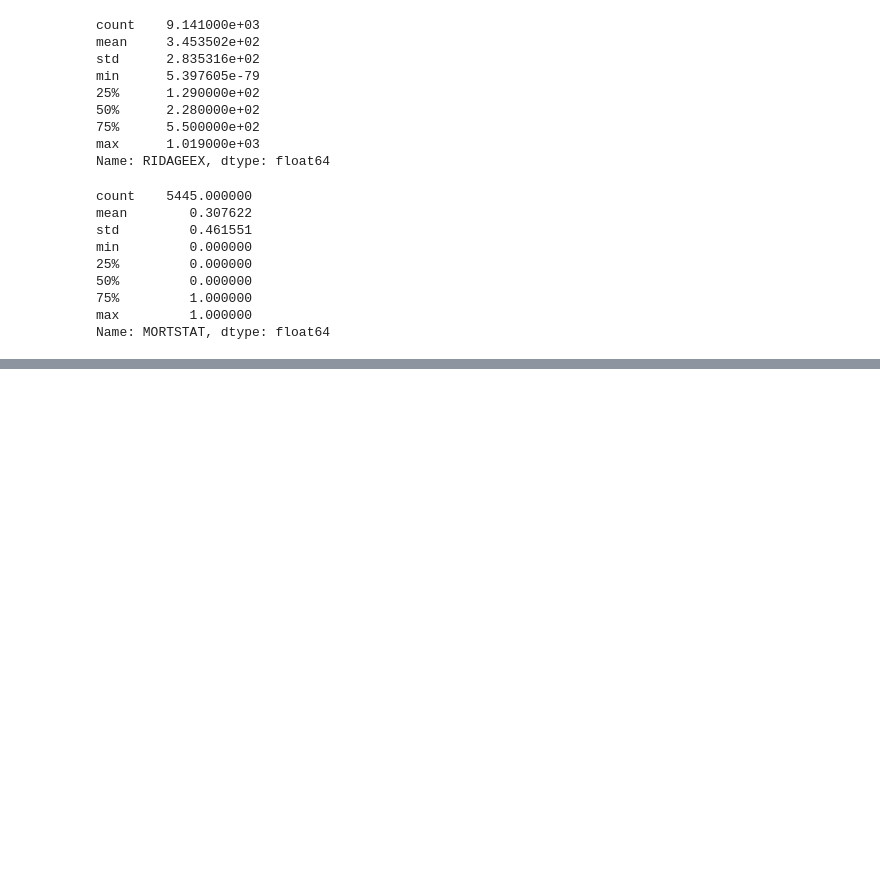
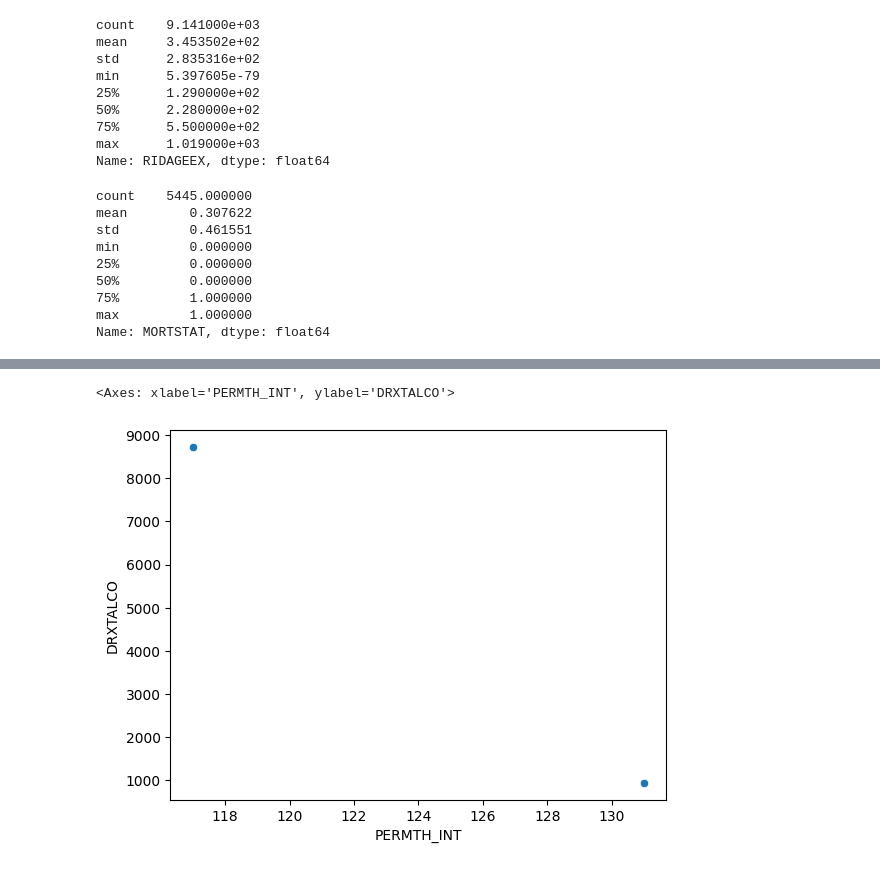
Before and after one commit to fje9hz/Analytics_Project_1-, a Jupyter notebook: Project_1.ipynb, the cells around one changed output, grey strips where cells are left out. Drawn from its saved outputs; the diff is of its cells as text; code cells hidden in the pictures; blank space fills up the shorter version.

```diff
--- a/Project_1.ipynb
+++ b/Project_1.ipynb
@@ -119,0 +131,5 @@ new_df.head()
+# %%
+sns.scatterplot(new_df, x="PERMTH_INT", y="DRXTALCO")
+# %% [output]
+<Axes: xlabel='PERMTH_INT', ylabel='DRXTALCO'>
+[figure, added]
```
Also changed, not shown: parts of 5 cells of this notebook.
